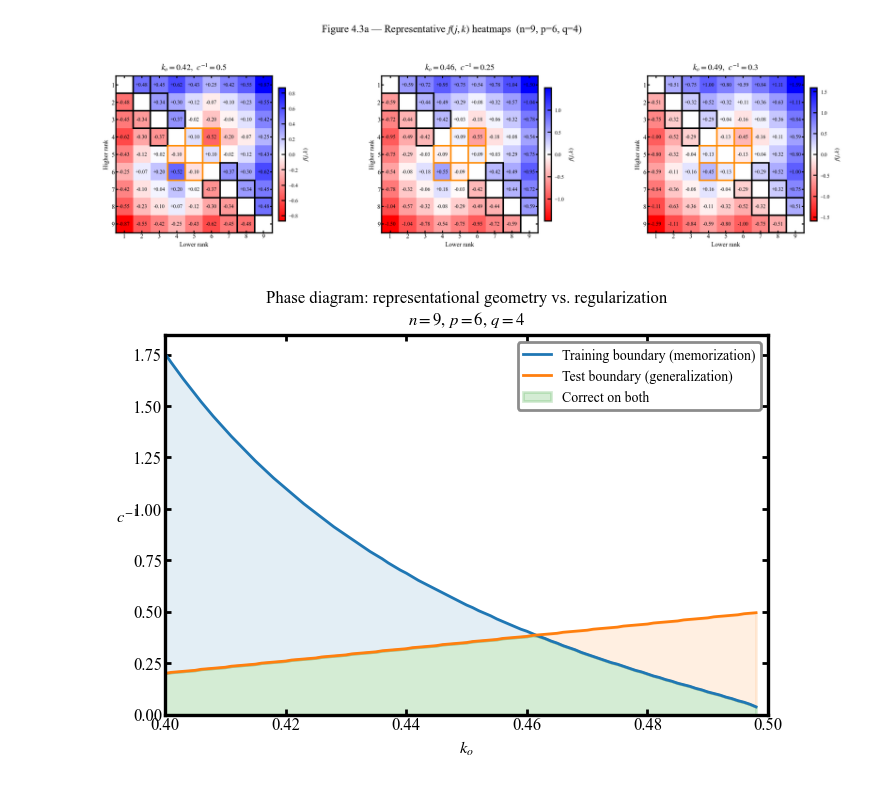
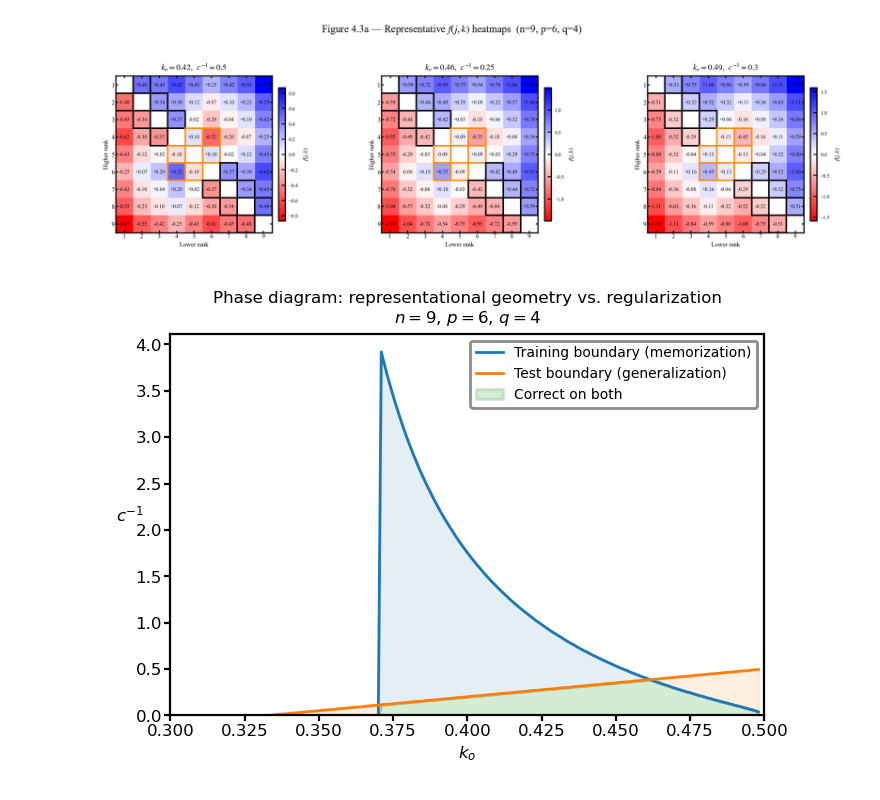
Before and after one commit to lukelc23/NeurIPS_2026, a Jupyter notebook: Figures/Professional/Figure 4.3.ipynb, the cells around one changed output. Saved outputs shown, nothing was run; the diff lists cells and outputs as text; code cells hidden in the pictures.

```diff
--- a/Figures/Professional/Figure 4.3.ipynb
+++ b/Figures/Professional/Figure 4.3.ipynb
@@ -353,7 +355,7 @@ k_s = 1.0
 k_d = 0.0
 delta_s = k_s - k_d
 
-k_o_vals   = np.arange(0.40, 0.499, 0.001)
+k_o_vals   = np.arange(0.30, 0.499, 0.001)
 c_var_vals = np.arange(1e-4, 4, 0.0025)
 c_vals     = 1.0 / (c_var_vals * delta_s)
 
@@ -400,32 +402,32 @@ overlap = np.minimum(train, test)
 with plt.rc_context({'figure.dpi': 200}):
     fig, ax = plt.subplots(figsize=(3.5, 2.5))
 
     ax.plot(k_o_vals, train, lw=1.0, color='#1f77b4',
             label='Training boundary (memorization)')
     ax.plot(k_o_vals, test,  lw=1.0, color='#ff7f0e',
             label='Test boundary (generalization)')
 
     ax.fill_between(k_o_vals, overlap, train, alpha=0.12, color='#1f77b4')
     ax.fill_between(k_o_vals, overlap, test,  alpha=0.12, color='#ff7f0e')
     ax.fill_between(k_o_vals, 0, overlap, alpha=0.20, color='#2ca02c',
                     label='Correct on both')
 
     ax.set_xlabel(r'$k_o$', fontsize=6, labelpad=2)
     ax.set_ylabel(r'$c^{-1}$', fontsize=6, rotation=0, labelpad=2)
     ax.set_title(
         f'Phase diagram: representational geometry vs. regularization\n'
         f'$n={n}$, $p={p}$, $q={q}$',
         fontsize=6, pad=4
     )
     ax.legend(fontsize=5, framealpha=0.9, edgecolor='gray', loc='upper right')
     ax.tick_params(axis='both', length=2, pad=1, labelsize=6)
 
-    ax.set_xlim(0.40, 0.50)
+    ax.set_xlim(0.30, 0.50)-
     ax.set_ylim(bottom=0)
     ax.grid(False)
 
     plt.tight_layout(pad=0.5)
     plt.show()
     fig.savefig("figure_4e.pdf", bbox_inches="tight")
 # %% [output]
-[figure, old version]
+[figure, new version]
```
Also changed, not shown: parts of 1 cell of this notebook, 4 other files.
